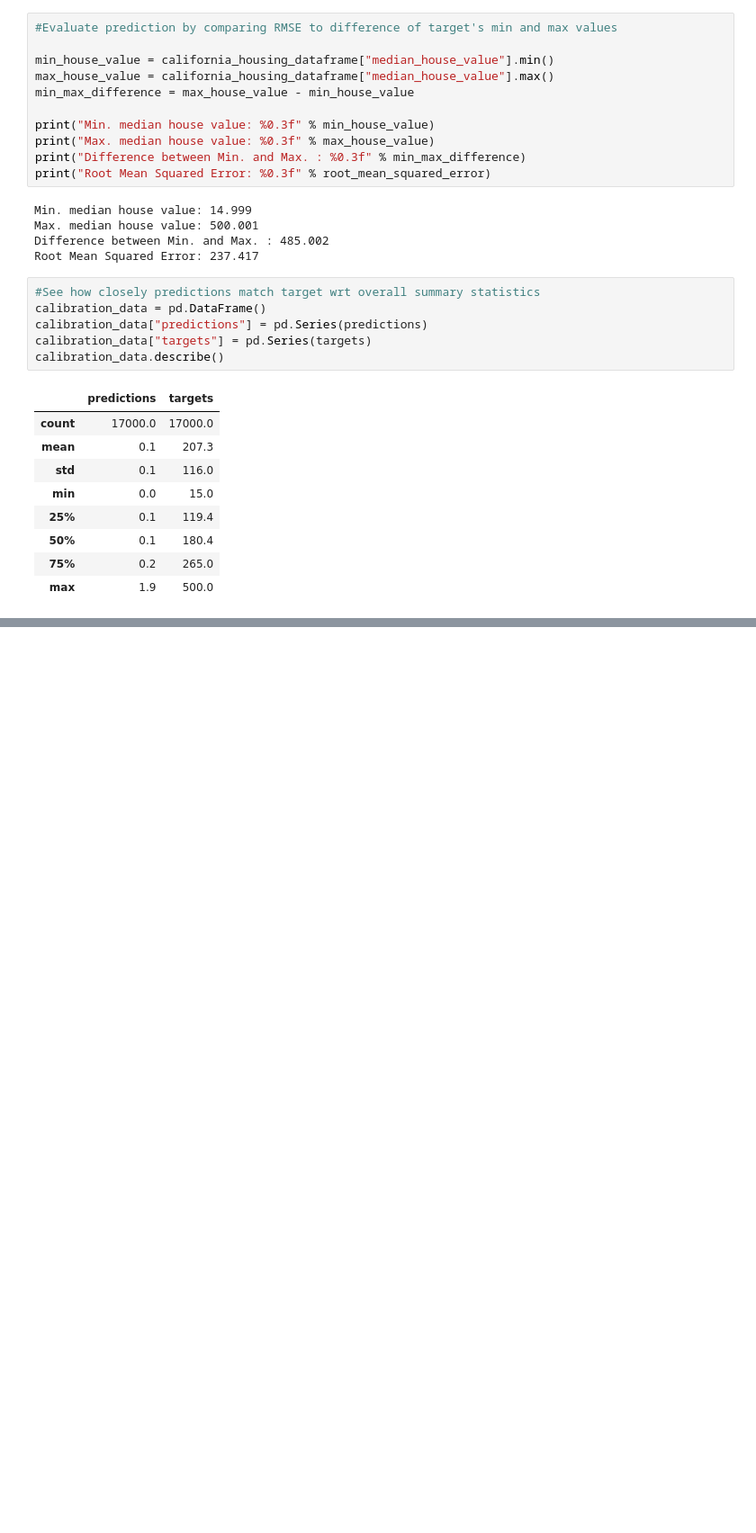
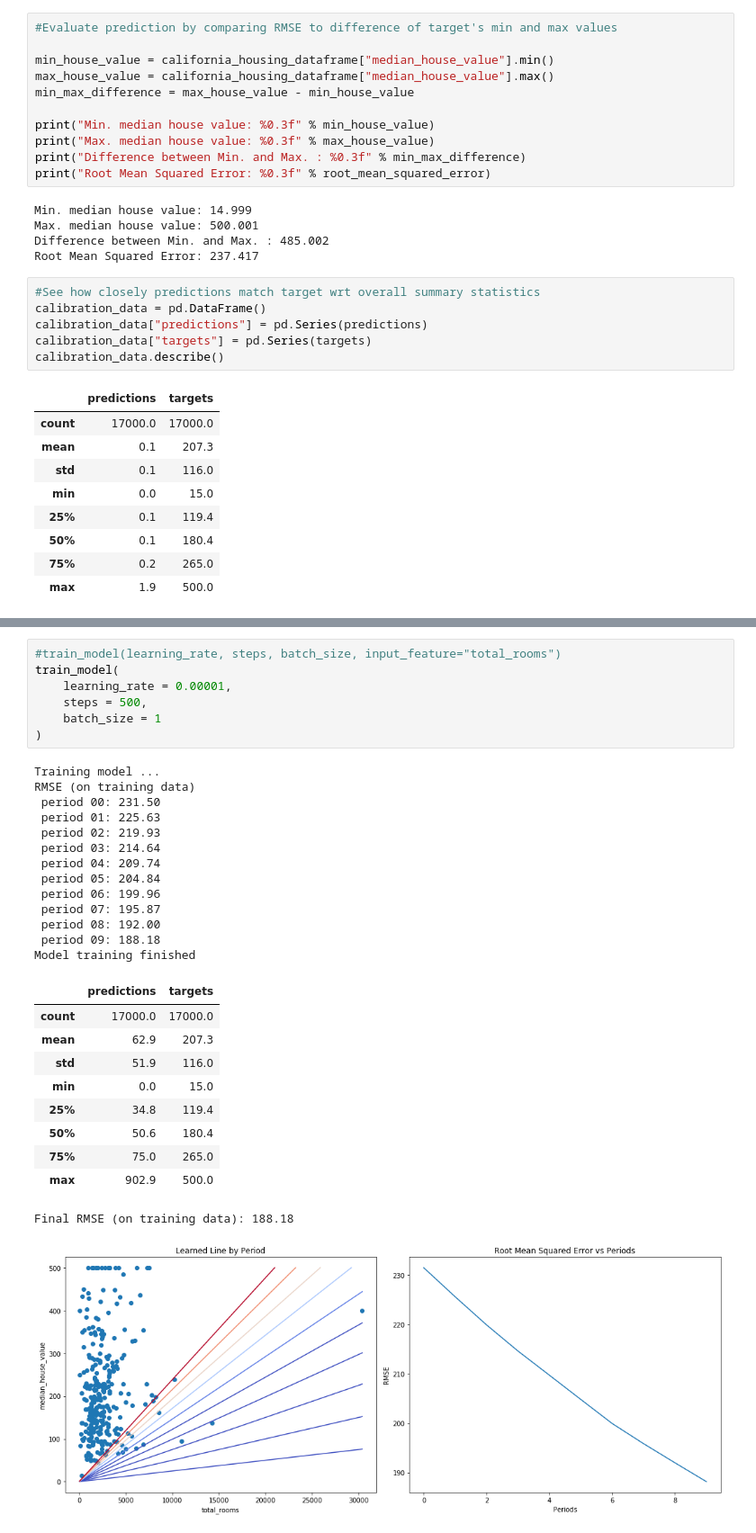
Before and after one commit to danielobembe/google_ML, a Jupyter notebook: first_steps_tf.ipynb, the cells around one changed output, grey strips where cells are left out. Shown at 90% size. Cells and saved outputs as stored; diff of their text form; blank space fills up the shorter version.

```diff
--- a/first_steps_tf.ipynb
+++ b/first_steps_tf.ipynb
@@ -206,0 +324,32 @@ plt.show()
+# %%
+#train_model(learning_rate, steps, batch_size, input_feature="total_rooms")
+train_model(
+    learning_rate = 0.00001,
+    steps = 500,
+    batch_size = 1
+)
+# %% [output]
+Training model ...
+RMSE (on training data)
+ period 00: 231.50
+ period 01: 225.63
+ period 02: 219.93
+ period 03: 214.64
+ period 04: 209.74
+ period 05: 204.84
+ period 06: 199.96
+ period 07: 195.87
+ period 08: 192.00
+ period 09: 188.18
+Model training finished
+|  | predictions | targets |
+| count | 17000.0 | 17000.0 |
+| mean | 62.9 | 207.3 |
+| std | 51.9 | 116.0 |
+| min | 0.0 | 15.0 |
+| 25% | 34.8 | 119.4 |
+| 50% | 50.6 | 180.4 |
+| 75% | 75.0 | 265.0 |
+| max | 902.9 | 500.0 |
+Final RMSE (on training data): 188.18
+[figure, added]
```
Also changed, not shown: parts of 10 cells of this notebook, 1 other file.
